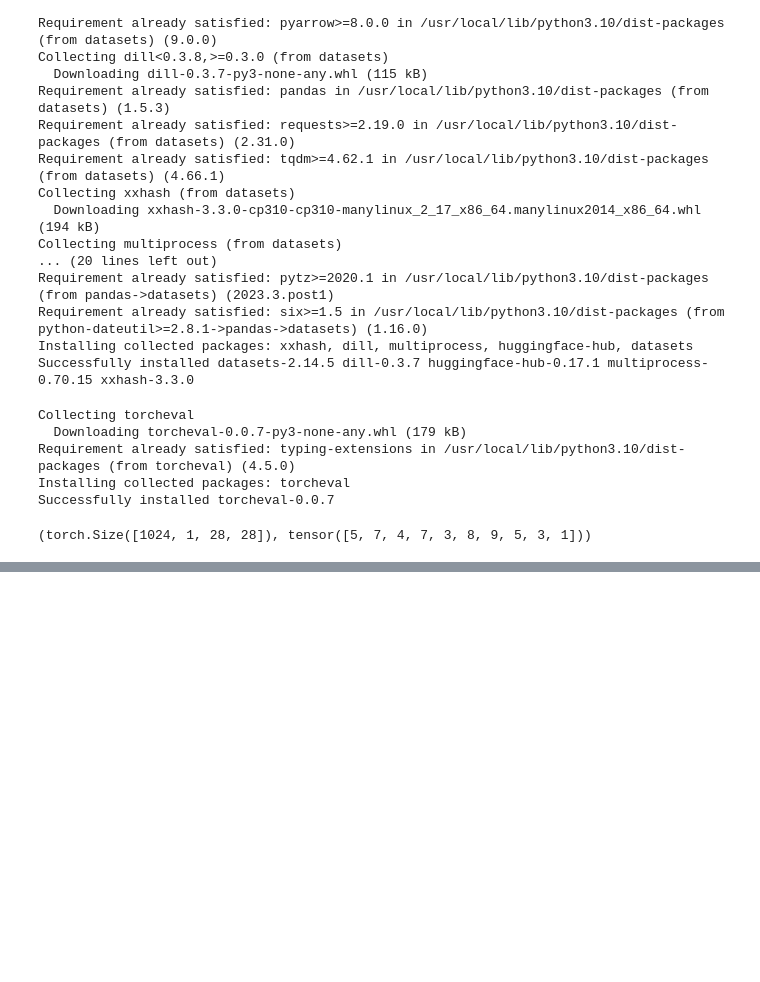
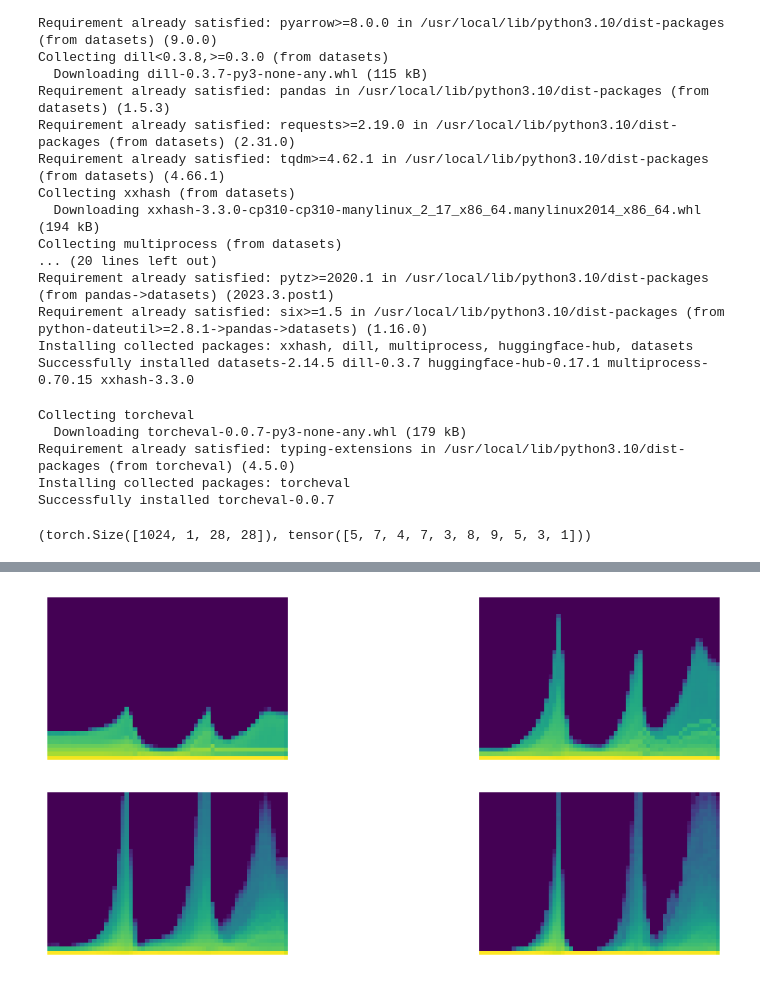
Before and after one commit to satani99/fastai_22_2, a Jupyter notebook: initializing.ipynb, the cells around one changed output, grey strips where cells are left out. Saved outputs shown, nothing was run; the diff lists cells and outputs as text; code cells hidden in the pictures; blank space fills up the shorter version.

```diff
--- a/initializing.ipynb
+++ b/initializing.ipynb
@@ -91,0 +112,4 @@ xb.shape, yb[:10]
+# %%
+astats.color_dim()
+# %% [output]
+[figure, added]
```
Also changed, not shown: parts of 5 cells of this notebook.
